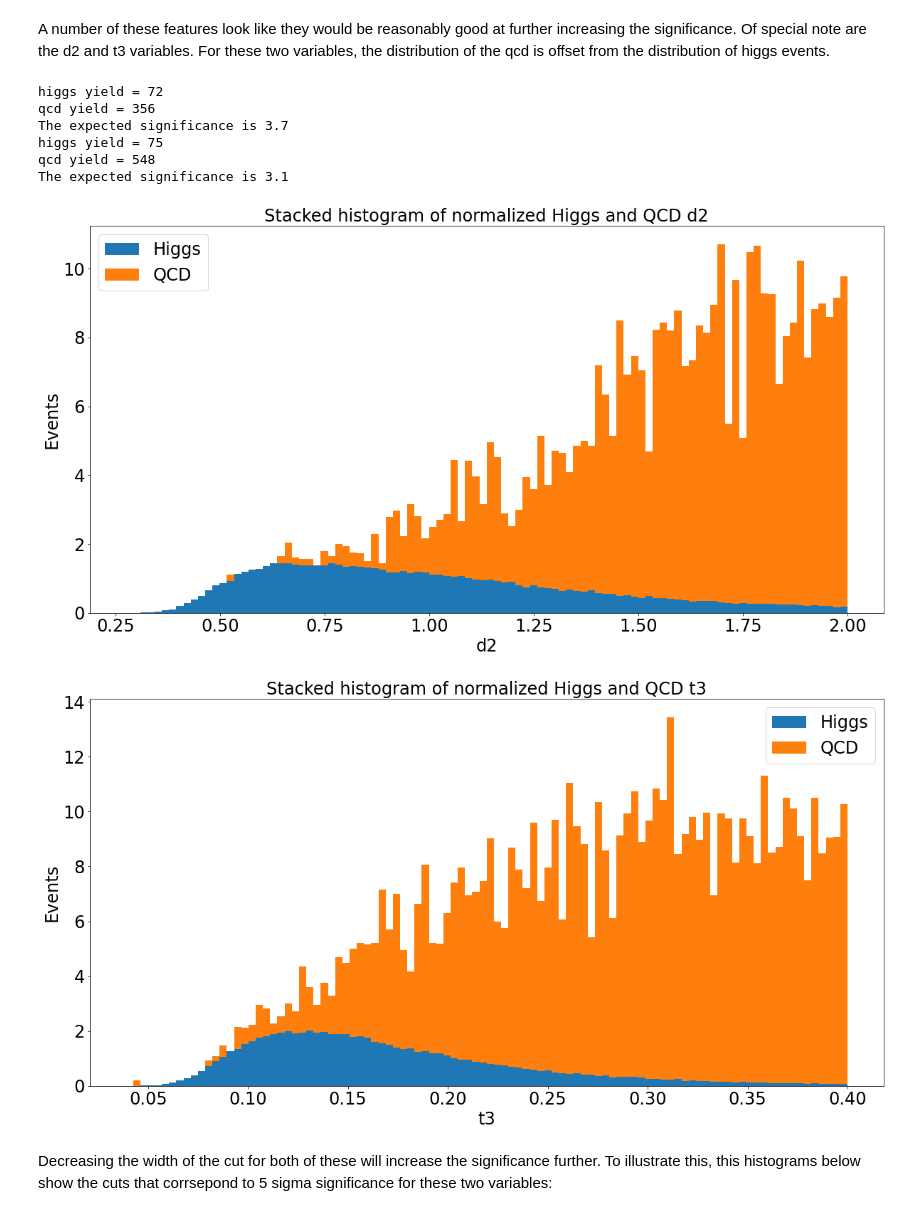
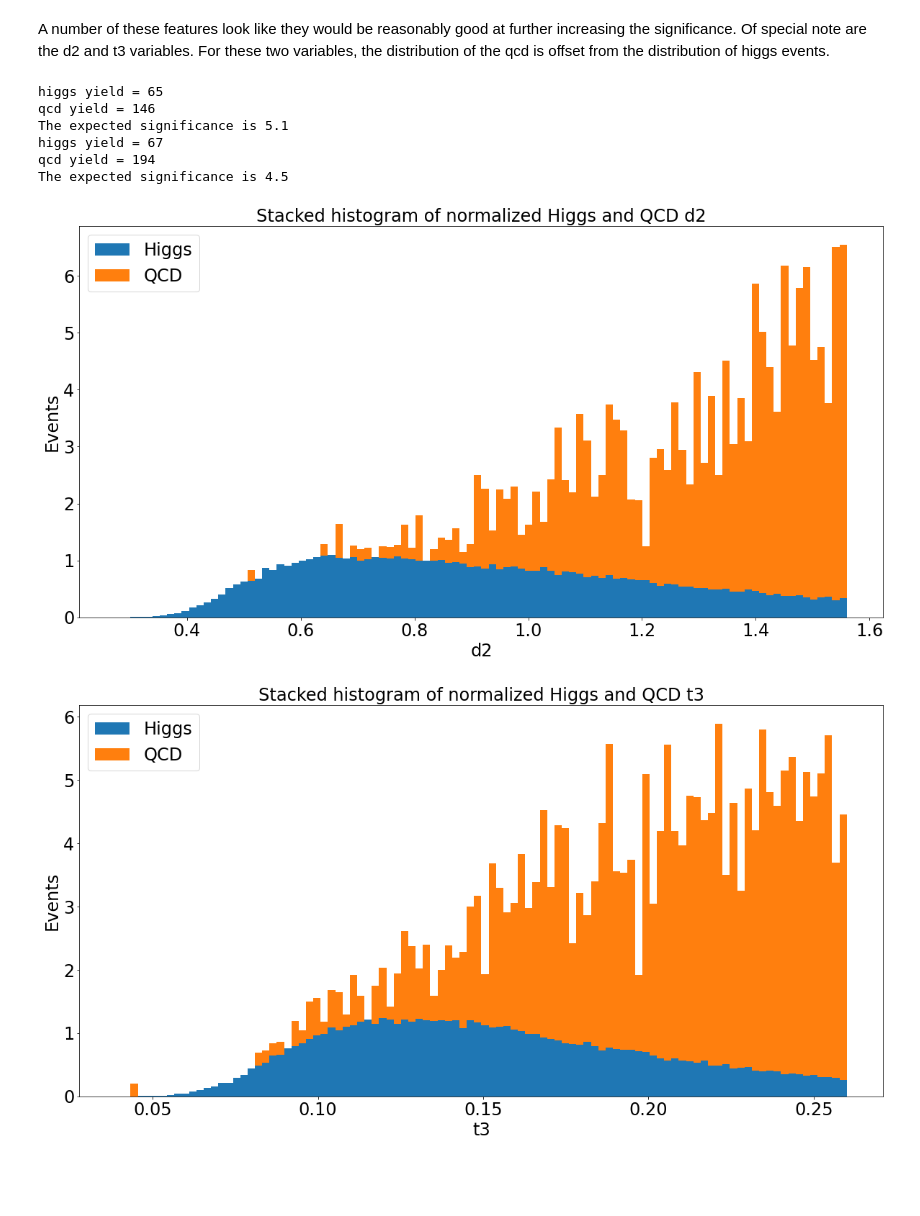
Before and after one commit to cmerrill11/Phys-434, a Jupyter notebook: Lab7.ipynb, the cells around one changed output. Saved outputs shown, nothing was run; the diff lists cells and outputs as text; code cells hidden in the pictures; blank space fills up the shorter version.

```diff
--- a/Lab7.ipynb
+++ b/Lab7.ipynb
@@ -29,11 +29,11 @@ qcd_weights = np.repeat((20000/len(qcd_data['mass'])), len(qcd_data['mass'])) #
 
 bins = np.arange(0, 300, 2)
 
-heights, temp1, temp2 = ax.hist([higgs_data['mass'], qcd_data['mass']],
+heights, temp1, temp2 = ax.hist([qcd_data['mass'], higgs_data['mass']],
                                 bins = bins,
-                                weights = [higgs_weights, qcd_weights],
+                                weights = [qcd_weights, higgs_weights],
                                 stacked = True,
-                                label = ["Higgs", "QCD"])
+                                label = ["QCD", "Higgs"])
 ax.legend(fontsize = 24)
 ax.set_title("Stacked histogram of normalized Higgs and QCD mass", fontsize = 24)
 ax.set_xlabel("Mass", fontsize = 24)
@@ -71,25 +69,3 @@ As a result of the closeness of these two calculations of significance the two a
 * *Try different cuts systematically*
 * *Evaluate the expected significance for each set of mass cuts*
 * *Identify the set of mass cuts which gives the highest significance*
-# %%
-# Create the datasets that correspond to the cuts we want to make
-qcd_cut1 = qcd_data['mass'][qcd_data['mass'] < 150]
-higgs_cut1 = higgs_data['mass'][higgs_data['mass'] < 150]
-
-# Create new weight arrays so that the lengths are equal to our cut datasets
-qcd_weights1 = np.repeat(20000/len(qcd_data['mass']), len(qcd_cut1))
-higgs_weights1 = np.repeat( 100/len(higgs_data['mass']), len(higgs_cut1))
-
-fig, ax = plt.subplots(1,1, figsize = (20, 10))
-plt.tick_params(labelsize = 24)
-
-bins = np.arange(0, 150, 1)
-heights, temp1, temp2 = ax.hist([higgs_cut1, qcd_cut1],
-                                bins = bins,
-                                weights = [higgs_weights1, qcd_weights1],
-                                stacked = True,
-                                label = ["Higgs", "QCD"])
-ax.legend(fontsize = 24)
-ax.set_title("Stacked histogram of normalized Higgs and QCD mass", fontsize = 24)
-ax.set_xlabel("Mass", fontsize = 24)
-ax.set_ylabel("Events", fontsize = 24)
@@ -101,7 +71,0 @@ To evaluate the expected significance, I can use the sum of the events for each
-# %%
-qcd_yield = sum(heights[1] - heights[0])
-higgs_yield = sum(heights[0])
-
-prob = stats.poisson.sf(qcd_yield + higgs_yield, mu = qcd_yield)
-sig = stats.norm.isf(prob, loc = 0, scale = 1)
-print(f"The expected significance using a mass cut of < 150 GeV is {sig:0.02}")
@@ -312,16 +276,14 @@ for i in cols:
 # %% [markdown]
 A number of these features look like they would be reasonably good at further increasing the significance. Of special note are the d2 and t3 variables. For these two variables, the distribution of the qcd is offset from the distribution of higgs events.
 # %%
-makeStats(0, 2, 'd2', higgs_mass_cut, qcd_massCut)
-makeStats(0, 0.4, 't3', higgs_mass_cut, qcd_massCut)
+makeStats(0, 1.56, 'd2', higgs_mass_cut, qcd_massCut)
+makeStats(0, 0.26, 't3', higgs_mass_cut, qcd_massCut)
 # %% [output]
-higgs yield = 72
-qcd yield = 356
-The expected significance is 3.7
-higgs yield = 75
-qcd yield = 548
-The expected significance is 3.1
+higgs yield = 65
+qcd yield = 146
+The expected significance is 5.1
+higgs yield = 67
+qcd yield = 194
+The expected significance is 4.5
-[figure, old version]
+[figure, new version]
-[figure, old version]
+[figure, new version]
-# %% [markdown]
-Decreasing the width of the cut for both of these will increase the significance further. To illustrate this, this histograms below show the cuts that corrsepond to 5 sigma significance for these two variables:
```
Also changed, not shown: parts of 39 cells of this notebook.
